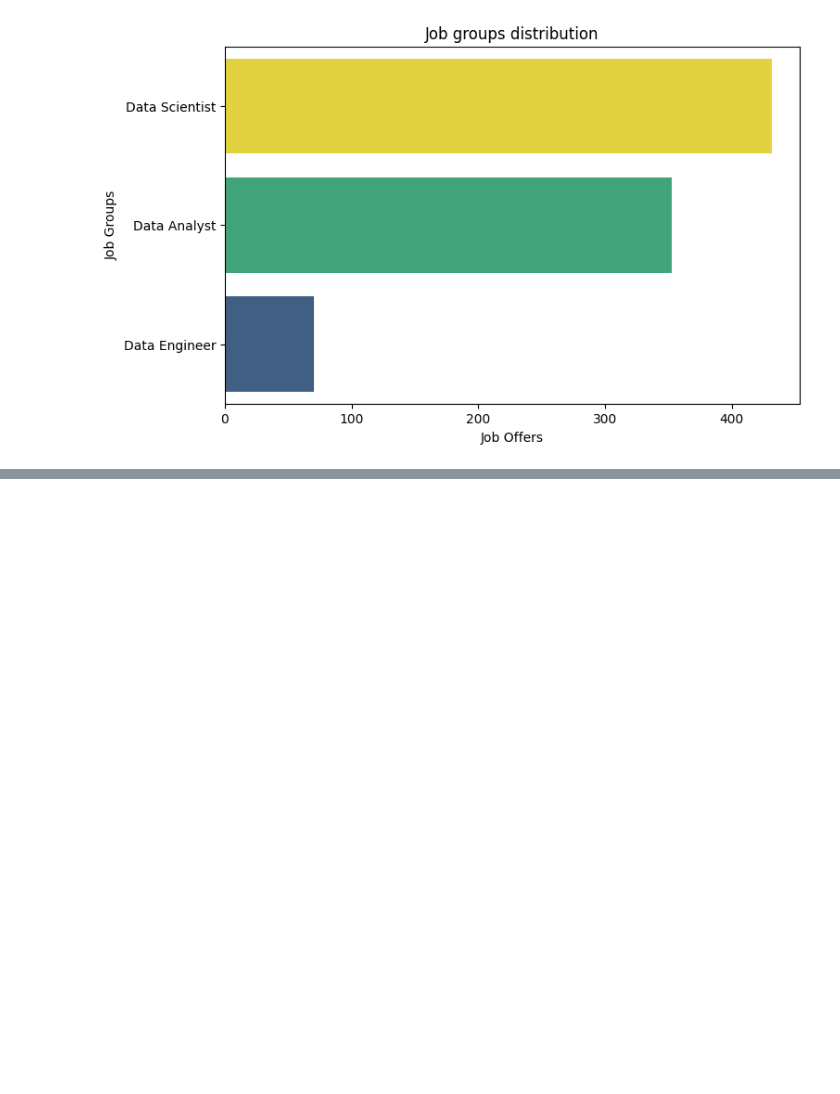
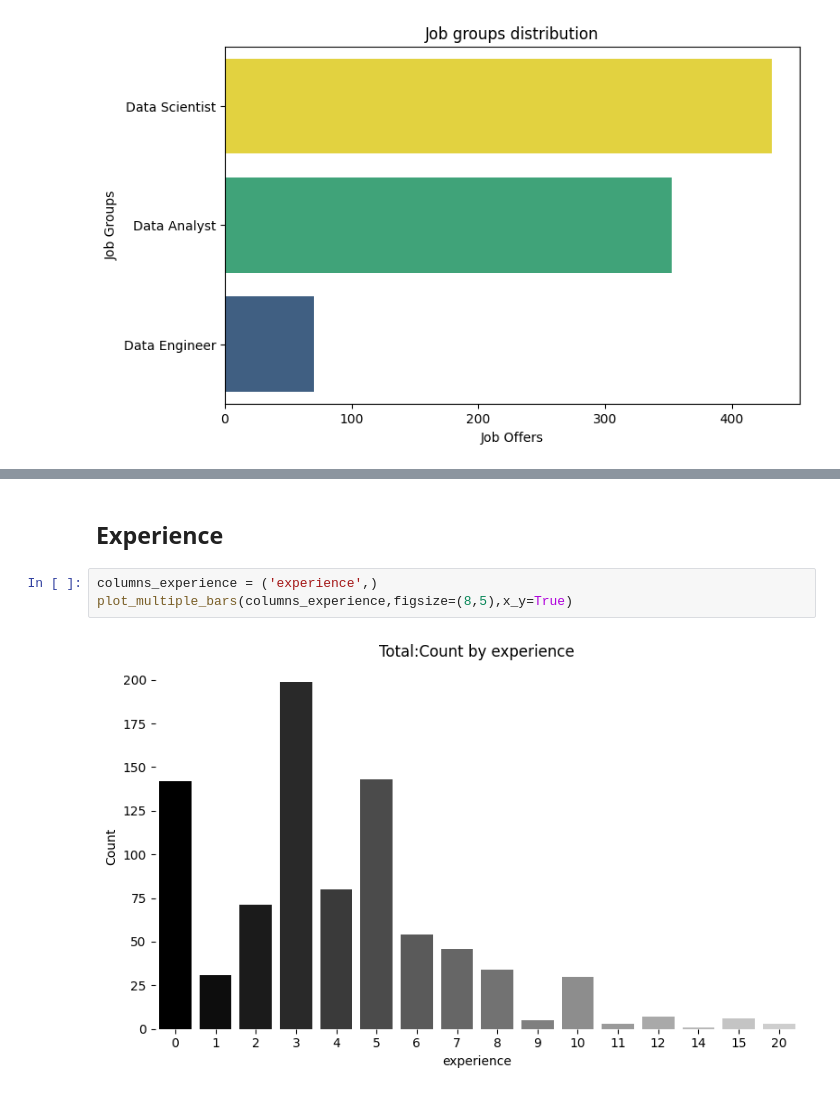
Before and after one commit to EricJoel-code/jobs-data-analysis, a Jupyter notebook: Data job market analysis.ipynb, the cells around one changed output, grey strips where cells are left out. Cells and saved outputs as stored; diff of their text form; blank space fills up the shorter version.

```diff
--- a/Data job market analysis.ipynb
+++ b/Data job market analysis.ipynb
@@ -88,0 +217,7 @@ plot_bars(x=job_groups_counts.values, y=job_groups_counts.index,title='Job group
+# %% [markdown]
+## Experience
+# %%
+columns_experience = ('experience',)
+plot_multiple_bars(columns_experience,figsize=(8,5),x_y=True)
+# %% [output]
+[figure, added]
```
Also changed, not shown: parts of 20 cells of this notebook.
